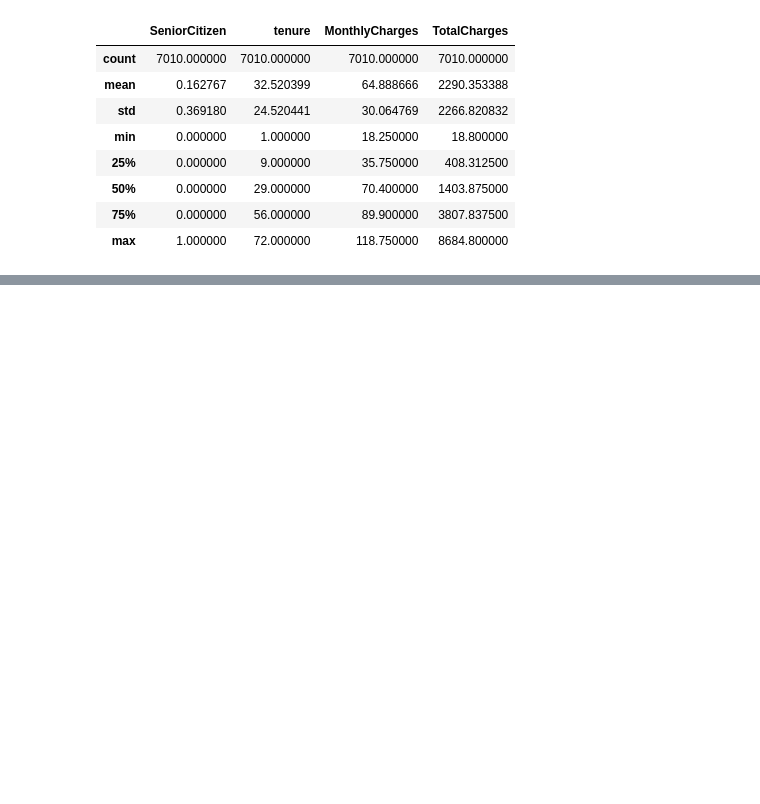
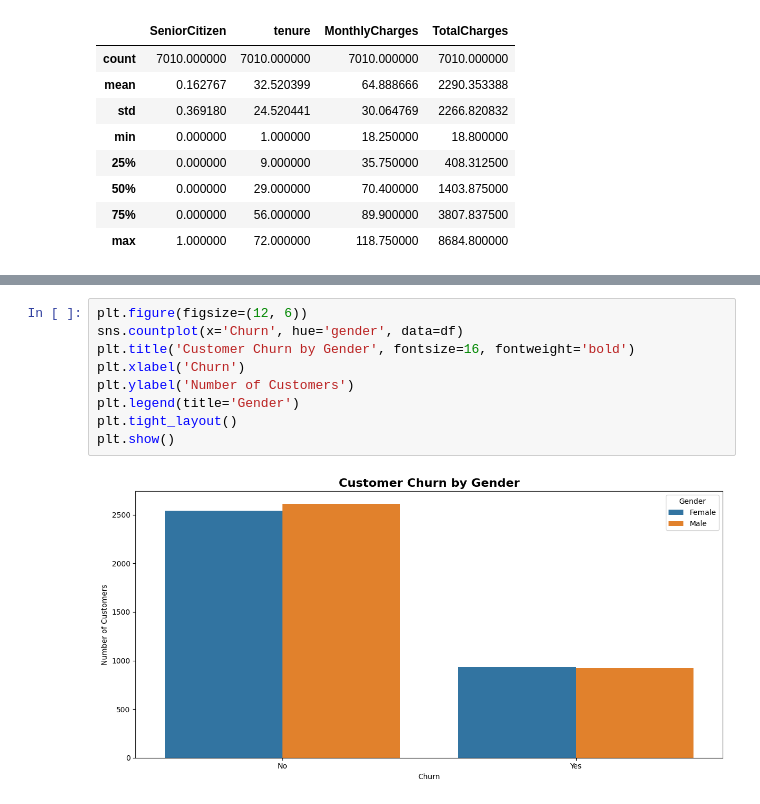
Before and after one commit to Rojin-Dhami/Customer_churn_prediction_model, a Jupyter notebook: Churn_predictor.ipynb, the cells around one changed output, grey strips where cells are left out. Drawn from its saved outputs; the diff is of its cells as text; blank space fills up the shorter version.

```diff
--- a/Churn_predictor.ipynb
+++ b/Churn_predictor.ipynb
@@ -101,0 +137,11 @@ df.describe()
+# %%
+plt.figure(figsize=(12, 6))
+sns.countplot(x='Churn', hue='gender', data=df)
+plt.title('Customer Churn by Gender', fontsize=16, fontweight='bold')
+plt.xlabel('Churn')
+plt.ylabel('Number of Customers')
+plt.legend(title='Gender')
+plt.tight_layout()
+plt.show()
+# %% [output]
+[figure, added]
```
Also changed, not shown: parts of 9 cells of this notebook.
